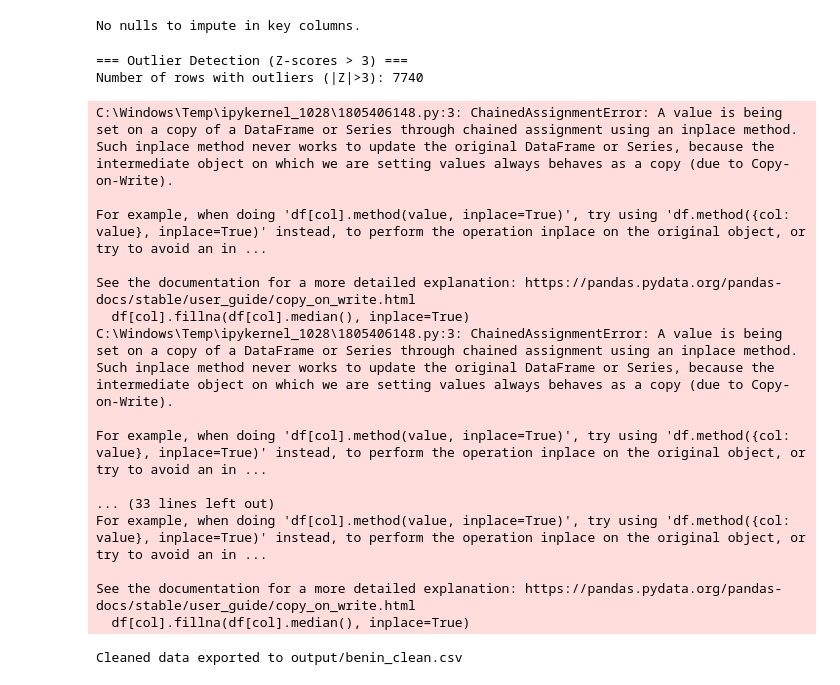
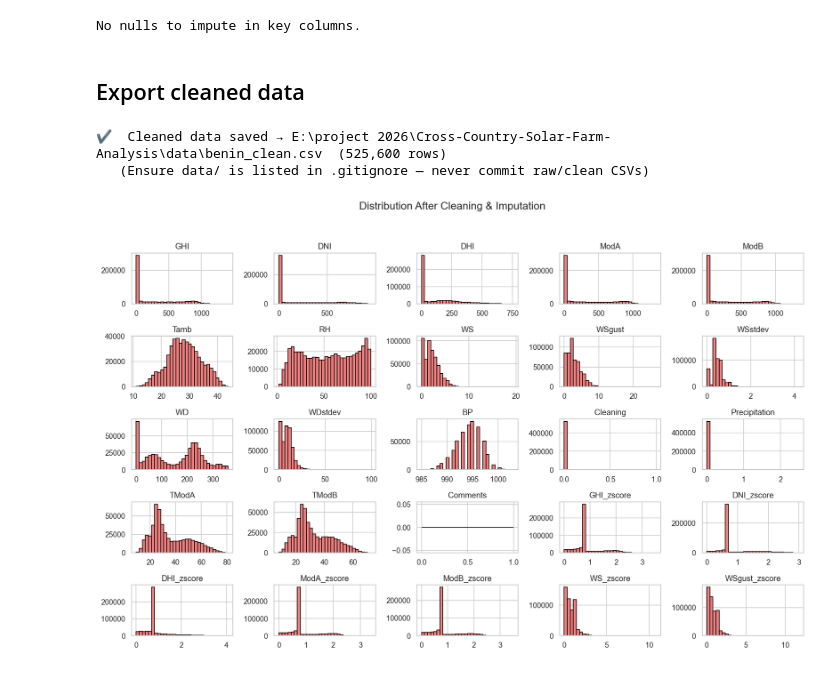
Before and after one commit to nanecha/Cross-Country-Solar-Farm-Analysis, a Jupyter notebook: notebooks/benin_eda.ipynb, the cells around one changed output. Saved outputs shown, nothing was run; the diff lists cells and outputs as text; code cells hidden in the pictures.

Commit message:
benin Eda

```diff
--- a/notebooks/benin_eda.ipynb
+++ b/notebooks/benin_eda.ipynb
@@ -224,50 +238,27 @@ else:
     print('No nulls to impute in key columns.')
 # %% [output]
 No nulls to impute in key columns.
-# %%
-# 2. Outlier Detection & Basic Cleaning
-key_columns = ['GHI', 'DNI', 'DHI', 'ModA', 'ModB', 'WS', 'WSgust']
-print("\n=== Outlier Detection (Z-scores > 3) ===")
-for col in key_columns:
-    df[f'{col}_zscore'] = np.abs(stats.zscore(df[col], nan_policy='omit'))
-outliers = df[df[[f'{col}_zscore' for col in key_columns]].gt(3).any(axis=1)]
-print(f"Number of rows with outliers (|Z|>3): {len(outliers)}")
-# %% [output]
-=== Outlier Detection (Z-scores > 3) ===
-Number of rows with outliers (|Z|>3): 7740
-# %%
-## Impute missing values in key columns with median
-for col in key_columns:
-    df[col].fillna(df[col].median(), inplace=True)
-
-# Drop rows with missing Timestamp or other critical non-numeric columns if any
-df.dropna(subset=['Timestamp'], inplace=True)
-# %% [output]
-C:\Windows\Temp\ipykernel_1028\1805406148.py:3: ChainedAssignmentError: A value is being set on a copy of a DataFrame or Series through chained assignment using an inplace method.
-Such inplace method never works to update the original DataFrame or Series, because the intermediate object on which we are setting values always behaves as a copy (due to Copy-on-Write).
-
-For example, when doing 'df[col].method(value, inplace=True)', try using 'df.method({col: value}, inplace=True)' instead, to perform the operation inplace on the original object, or try to avoid an in ...
-
-See the documentation for a more detailed explanation: https://pandas.pydata.org/pandas-docs/stable/user_guide/copy_on_write.html
-  df[col].fillna(df[col].median(), inplace=True)
-C:\Windows\Temp\ipykernel_1028\1805406148.py:3: ChainedAssignmentError: A value is being set on a copy of a DataFrame or Series through chained assignment using an inplace method.
-Such inplace method never works to update the original DataFrame or Series, because the intermediate object on which we are setting values always behaves as a copy (due to Copy-on-Write).
-
-For example, when doing 'df[col].method(value, inplace=True)', try using 'df.method({col: value}, inplace=True)' instead, to perform the operation inplace on the original object, or try to avoid an in ...
-
-... (33 lines left out)
-For example, when doing 'df[col].method(value, inplace=True)', try using 'df.method({col: value}, inplace=True)' instead, to perform the operation inplace on the original object, or try to avoid an in ...
-
-See the documentation for a more detailed explanation: https://pandas.pydata.org/pandas-docs/stable/user_guide/copy_on_write.html
-  df[col].fillna(df[col].median(), inplace=True)
-# %%
-# Export cleaned DataFrame
-if not os.path.exists('output'):
-    os.makedirs('output')
-df.drop(columns=[f'{col}_zscore' for col in key_columns]).to_csv('output/benin_clean.csv', index=False)
-print("\nCleaned data exported to output/benin_clean.csv")
-# %% [output]
-Cleaned data exported to output/benin_clean.csv
+# %% [markdown]
+## Export cleaned data
+# %%
+# ── 3.5  Export cleaned data ─────────────────────────────────────
+df_clean = df.drop(columns=['outlier_flag'], errors='ignore')
+out_path  = DATA_DIR / f'{COUNTRY}_clean.csv'
+df_clean.to_csv(out_path, index=False)
+print(f'✔  Cleaned data saved → {out_path}  ({len(df_clean):,} rows)')
+#print('   (Ensure data/ is listed in .gitignore — never commit raw/clean CSVs)')
+# %% [output]
+✔  Cleaned data saved → E:\project 2026\Cross-Country-Solar-Farm-Analysis\data\benin_clean.csv  (525,600 rows)
+   (Ensure data/ is listed in .gitignore — never commit raw/clean CSVs)
+# %%
+# distribution after cleaning and imputation
+numeric_cols = df_clean.select_dtypes(include=[np.number]).columns
+histograms = df_clean[numeric_cols].hist(bins=30, figsize=(15, 10), color='lightcoral', edgecolor='black')
+plt.suptitle('Distribution After Cleaning & Imputation', fontsize=16)
+plt.tight_layout(rect=[0, 0.03, 1, 0.95])
+plt.show()
+# %% [output]
+[figure, added]
 # %%
  # Histograms
 plt.figure(figsize=(16, 4))
```
Also changed, not shown: parts of 24 cells of this notebook.
